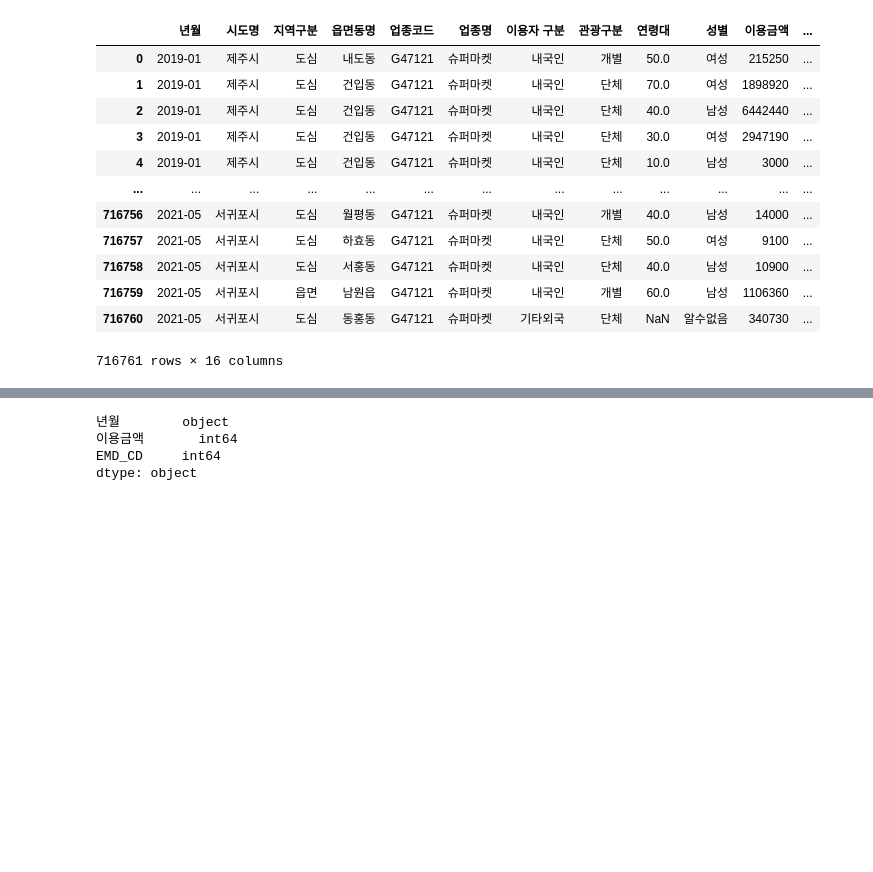
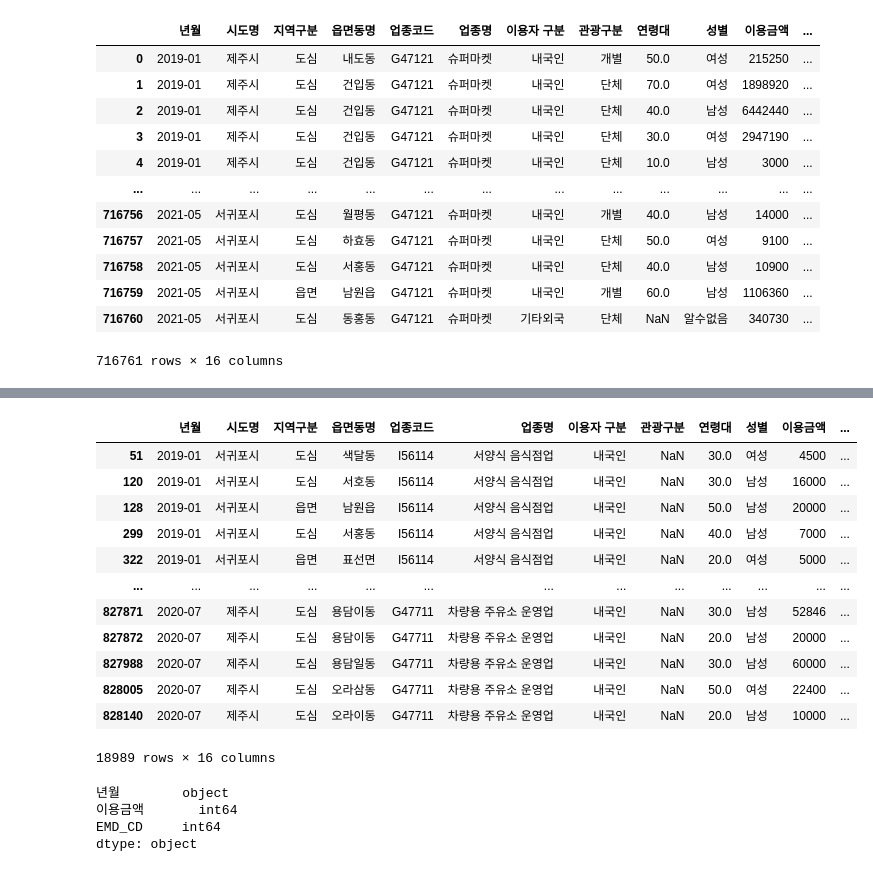
Before and after one commit to hyk2202/semi_project_2, a Jupyter notebook: Vscode/한열/read_csv.ipynb, the cells around one changed output, grey strips where cells are left out. Saved outputs shown, nothing was run; the diff lists cells and outputs as text; code cells hidden in the pictures; blank space fills up the shorter version.

```diff
--- a/Vscode/한열/read_csv.ipynb
+++ b/Vscode/한열/read_csv.ipynb
@@ -229,3 +299,21 @@ df_emd
+# %%
+B = ['단체', '개별', '도민']
+df_결측치_관광구분 = df.query('관광구분 != @B ').query('구분 != "법인"')
+df_결측치_관광구분
+# %% [output]
+|  | 년월 | 시도명 | 지역구분 | 읍면동명 | 업종코드 | 업종명 | 이용자 구분 | 관광구분 | 연령대 | 성별 | 이용금액 | ... |
+| 51 | 2019-01 | 서귀포시 | 도심 | 색달동 | I56114 | 서양식 음식점업 | 내국인 | NaN | 30.0 | 여성 | 4500 | ... |
+| 120 | 2019-01 | 서귀포시 | 도심 | 서호동 | I56114 | 서양식 음식점업 | 내국인 | NaN | 30.0 | 남성 | 16000 | ... |
+| 128 | 2019-01 | 서귀포시 | 읍면 | 남원읍 | I56114 | 서양식 음식점업 | 내국인 | NaN | 50.0 | 남성 | 20000 | ... |
+| 299 | 2019-01 | 서귀포시 | 도심 | 서홍동 | I56114 | 서양식 음식점업 | 내국인 | NaN | 40.0 | 남성 | 7000 | ... |
+| 322 | 2019-01 | 서귀포시 | 읍면 | 표선면 | I56114 | 서양식 음식점업 | 내국인 | NaN | 20.0 | 여성 | 5000 | ... |
+| ... | ... | ... | ... | ... | ... | ... | ... | ... | ... | ... | ... | ... |
+| 827871 | 2020-07 | 제주시 | 도심 | 용담이동 | G47711 | 차량용 주유소 운영업 | 내국인 | NaN | 30.0 | 남성 | 52846 | ... |
+| 827872 | 2020-07 | 제주시 | 도심 | 용담이동 | G47711 | 차량용 주유소 운영업 | 내국인 | NaN | 20.0 | 남성 | 20000 | ... |
+| 827988 | 2020-07 | 제주시 | 도심 | 용담일동 | G47711 | 차량용 주유소 운영업 | 내국인 | NaN | 30.0 | 남성 | 60000 | ... |
+| 828005 | 2020-07 | 제주시 | 도심 | 오라삼동 | G47711 | 차량용 주유소 운영업 | 내국인 | NaN | 50.0 | 여성 | 22400 | ... |
+| 828140 | 2020-07 | 제주시 | 도심 | 오라이동 | G47711 | 차량용 주유소 운영업 | 내국인 | NaN | 20.0 | 남성 | 10000 | ... |
+18989 rows × 16 columns
 # %%
 df_emd['분류'] = '기타'
 df_emd.loc[df_emd['업종명'] == '여관업','분류'] = '숙박'
```
Also changed, not shown: parts of 13 cells of this notebook, 17 other files.
